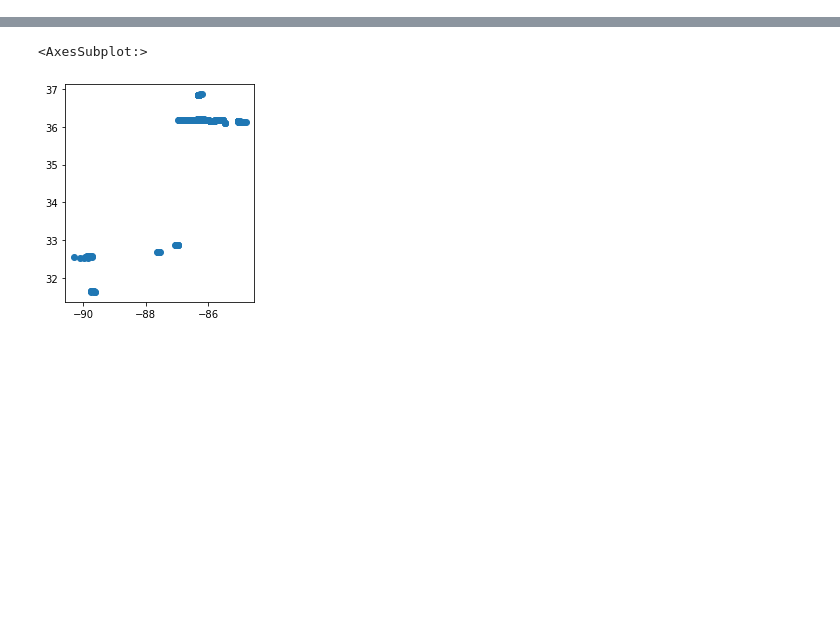
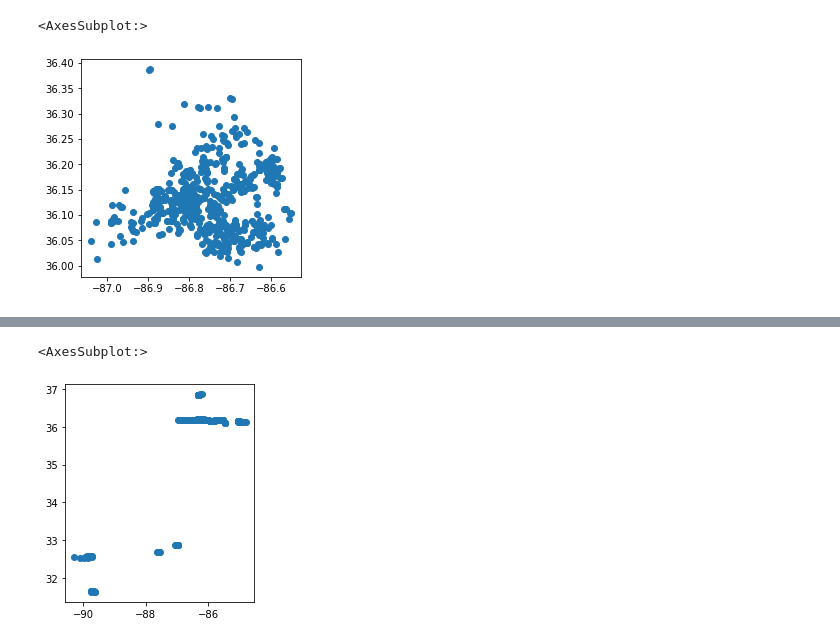
Before and after one commit to ssaggio/e911-christmas, a Jupyter notebook: notebooks/MNEC_elliot.ipynb, the cells around one changed output, grey strips where cells are left out. Drawn from its saved outputs; the diff is of its cells as text; code cells hidden in the pictures; blank space fills up the shorter version.

```diff
--- a/notebooks/MNEC_elliot.ipynb
+++ b/notebooks/MNEC_elliot.ipynb
@@ -22,0 +79,5 @@ damage_points_lat_lng = damage_points[['lng','lat']]
+# %%
+derecho_dispatch_geo.plot()
+# %% [output]
+<AxesSubplot:>
+[figure, added]
```
Also changed, not shown: parts of 30 cells of this notebook.
